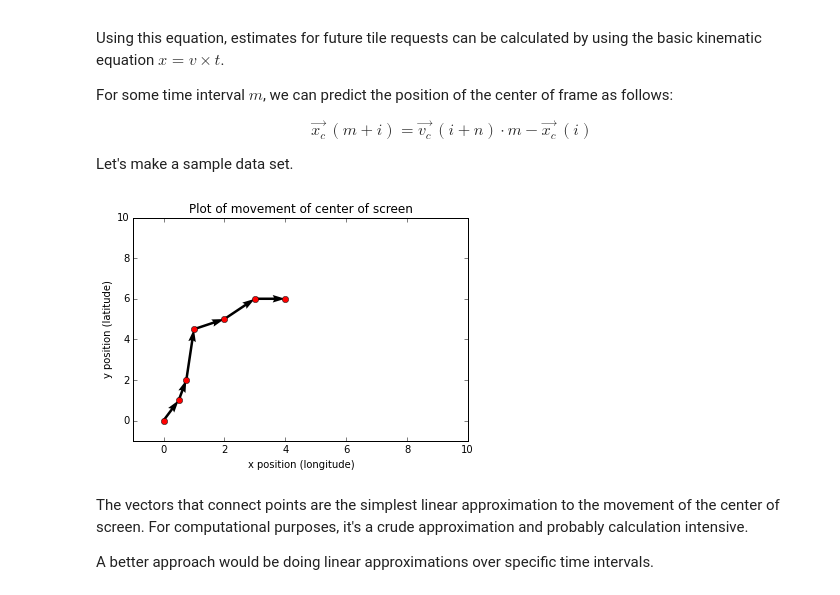
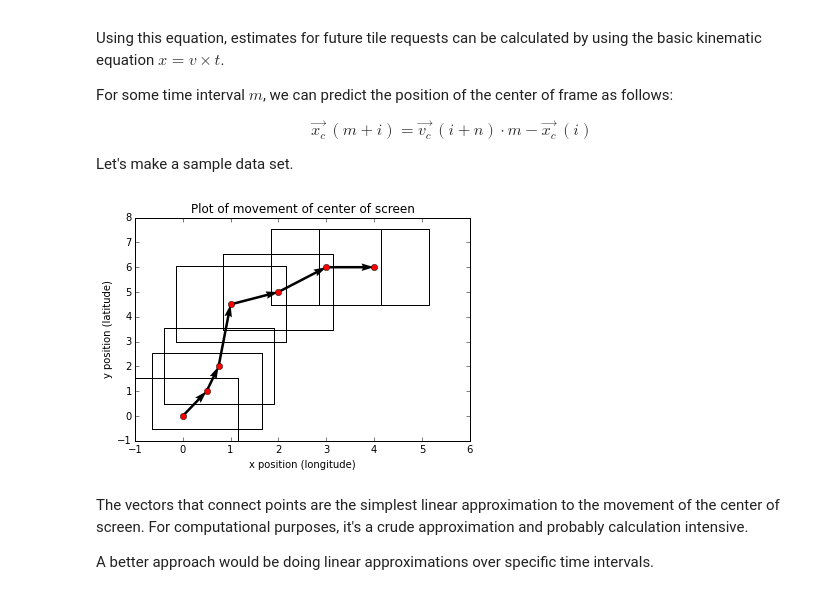
Before and after one commit to andy-esch/tilemath, a Jupyter notebook: tilePredictions.ipynb, the cells around one changed output. Saved outputs shown, nothing was run; the diff lists cells and outputs as text; code cells hidden in the pictures.

Commit message:
Moved things around

```diff
--- a/tilePredictions.ipynb
+++ b/tilePredictions.ipynb
@@ -29,36 +29,49 @@ from sklearn import datasets, linear_model
 def vectorize(arr):
     """
         Input:
             an array of length n, where n > 1
         Returns:
             an array of size n-1 of the length of vectors from arr[i] to arr[i+1]
     """
     if len(arr) > 1:
         return arr[1:] - arr[0:-1]
     else:
         return False
 
+
+# Draw a screen around all points
+def boundingBox(x0,y0,w,h):
+    # Will be a box of the window shape centered on the COS with width w and height h
+    x = np.array([x0-w/2.,x0-w/2.,x0+w/2.,x0+w/2.,])
+    y = np.array([y0-h/2.,y0+h/2.,y0+h/2.,y0-h/2.])
+    return np.append(x,x[0]),np.append(y,y[0])
+
+
 # Define center-of-screen positions
 x = np.array([0,0.5,0.75,1,2,3,4])
 y = np.array([0,1,2,4.5,5,6,6])
 
 # Get vectors (change in position in a unit of time)
 U = vectorize(x)
 V = vectorize(y)
 
 plt.figure()
 ax = plt.gca()
 ax.plot(x,y,'ro')
 ax.quiver(x[:-1],y[:-1],U,V,angles='xy',scale_units='xy',scale=1)
-ax.set_xlim([-1,10])
-ax.set_ylim([-1,10])
+for i in range(len(x)):
+    xtemp, ytemp = boundingBox(x[i],y[i],alpha,1.33*alpha);
+    plt.plot(xtemp,ytemp,'k-')
+
+ax.set_xlim([-1,6])
+ax.set_ylim([-1,8])
 plt.title("Plot of movement of center of screen")
 plt.ylabel("y position (latitude)")
 plt.xlabel("x position (longitude)")
 plt.draw()
 plt.show()
 # %% [output]
-[figure, old version]
+[figure, new version]
 # %% [markdown]
 The vectors that connect points are the simplest linear approximation to the movement of the center of screen. For computational purposes, it's a crude approximation and probably calculation intensive.
 
```
Also changed, not shown: parts of 1 cell of this notebook.
